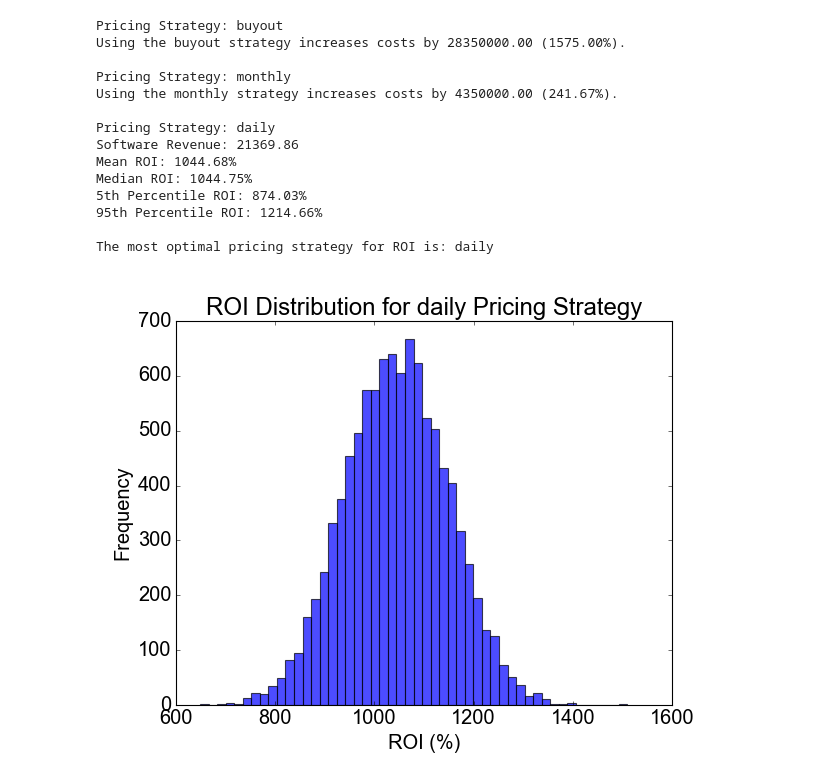
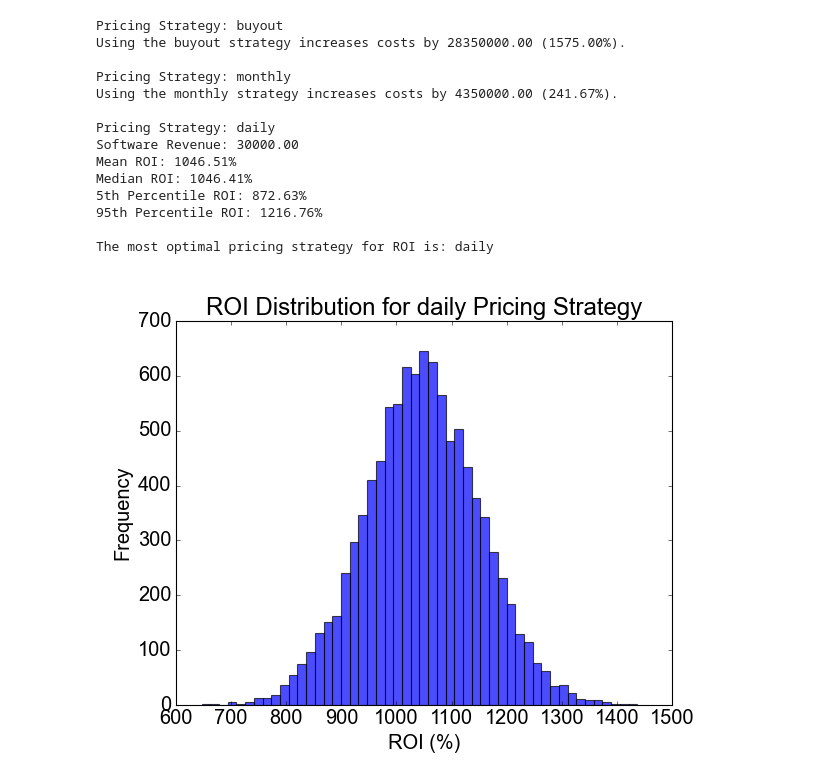
Before and after one commit to scarket/ROI_calculation, a Jupyter notebook: ROI_simulation.ipynb, the cells around one changed output. Drawn from its saved outputs; the diff is of its cells as text; code cells hidden in the pictures.

```diff
--- a/ROI_simulation.ipynb
+++ b/ROI_simulation.ipynb
@@ -40,12 +40,12 @@ def pricing_strategy_cost(software_basiccost, pricing_strategy, monthly_increase
 def calculate_revenue(software_basiccost, pricing_strategy, monthly_increase_ratio, daily_increase_ratio, duration, catalog_number):
     # 计算软件的收入
     if pricing_strategy == 'buyout':
-        return software_basiccost * catalog_number
+        return software_basiccost
     elif pricing_strategy == 'monthly':
         monthly_cost = software_basiccost / 12 * (1 + monthly_increase_ratio)
         return monthly_cost * duration * catalog_number
     elif pricing_strategy == 'daily':
-        daily_cost = software_basiccost / 365 * (1 + daily_increase_ratio)
+        daily_cost = software_basiccost / 260 * (1 + daily_increase_ratio)
         return daily_cost * duration * catalog_number
 
 def calculate_roi(software_cost, catalog_number, manual_num_people, manual_hours_per_catalog, hourly_wage, software_num_people, software_hours_per_catalog, trials=10000):
@@ -93,37 +93,37 @@ for strategy, duration in zip(strategies, durations):
         print(f"Median ROI: {median:.2f}%")
         print(f"5th Percentile ROI: {p5:.2f}%")
         print(f"95th Percentile ROI: {p95:.2f}%\n")
     else:
         print(f"Pricing Strategy: {strategy}")
         print(f"Using the {strategy} strategy increases costs by {cost_increase:.2f} ({cost_increase_percentage:.2f}%).\n")
 
 print(f"The most optimal pricing strategy for ROI is: {optimal_strategy}")
 
 # 绘制ROI分布的直方图
 plt.close('all')
 plt.style.use('classic')
 fig = plt.figure()
 fig.patch.set_facecolor('w')  # 図全体の背景色
 plt.rc('font',family='Arial',size=18) # 全局字体
 plt.hist(optimal_rois, bins=50, edgecolor='k', alpha=0.7, color='blue')
 plt.title(f'ROI Distribution for {optimal_strategy} Pricing Strategy')
 plt.xlabel('ROI (%)')
 plt.ylabel('Frequency')
 plt.show()
 # %% [output]
 Pricing Strategy: buyout
 Using the buyout strategy increases costs by 28350000.00 (1575.00%).
 
 Pricing Strategy: monthly
 Using the monthly strategy increases costs by 4350000.00 (241.67%).
 
 Pricing Strategy: daily
-Software Revenue: 21369.86
-Mean ROI: 1044.68%
-Median ROI: 1044.75%
-5th Percentile ROI: 874.03%
-95th Percentile ROI: 1214.66%
+Software Revenue: 30000.00
+Mean ROI: 1046.51%
+Median ROI: 1046.41%
+5th Percentile ROI: 872.63%
+95th Percentile ROI: 1216.76%
 
 The most optimal pricing strategy for ROI is: daily
-[figure, old version]
+[figure, new version]
 # %%
```
Also changed, not shown: parts of 2 cells of this notebook.
